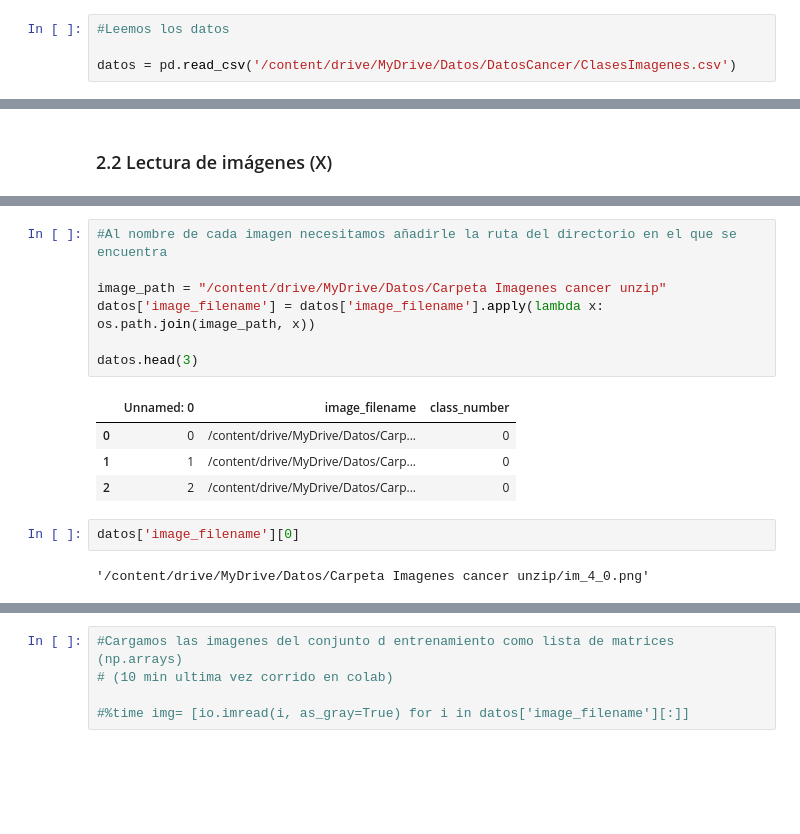
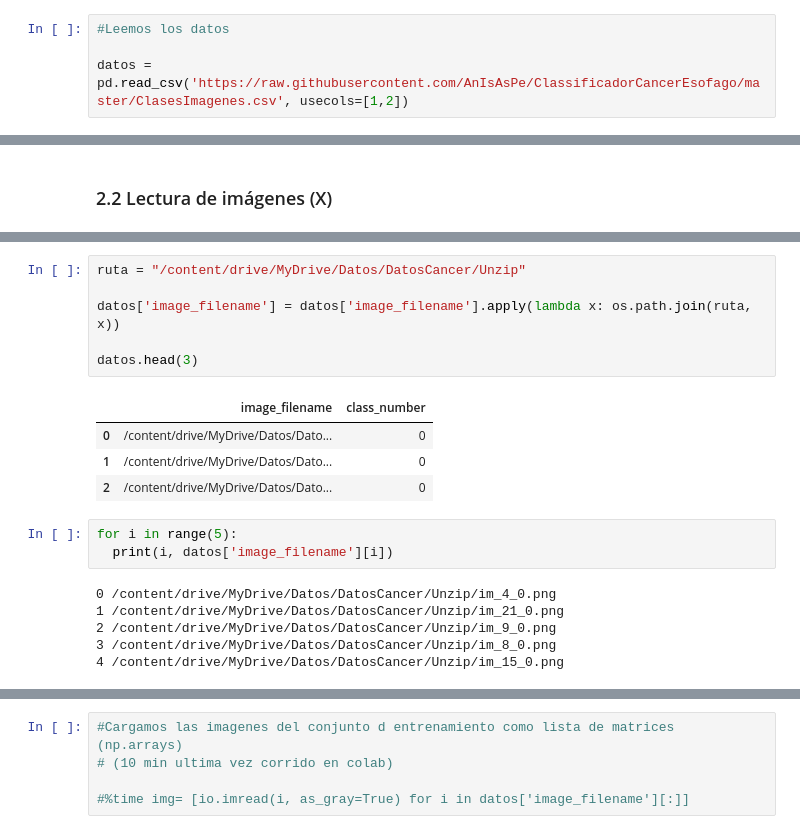
Before and after one commit to AnIsAsPe/ClassificadorCancerEsofago, a Jupyter notebook: PerceptronClasificadorCancerEsófago.ipynb, the cells around one changed output, grey strips where cells are left out. Saved outputs shown, nothing was run; the diff lists cells and outputs as text; blank space fills up the shorter version.

```diff
--- a/PerceptronClasificadorCancerEsófago.ipynb
+++ b/PerceptronClasificadorCancerEsófago.ipynb
@@ -68,7 +39,7 @@ o bien     `'C:\\mydir'`
 # %%
 #Leemos los datos
 
-datos = pd.read_csv('/content/drive/MyDrive/Datos/DatosCancer/ClasesImagenes.csv')
+datos = pd.read_csv('https://raw.githubusercontent.com/AnIsAsPe/ClassificadorCancerEsofago/master/ClasesImagenes.csv', usecols=[1,2])
 # %%
 datos.head()  #muestra los primeros cinco registros
 # %% [output]
@@ -110,19 +88,23 @@ with ZipFile(path_to_zip_file, 'r') as zip_ref:
 # %%
-#Al nombre de cada imagen necesitamos añadirle la ruta del directorio en el que se encuentra
+ruta = "/content/drive/MyDrive/Datos/DatosCancer/Unzip"
 
-image_path = "/content/drive/MyDrive/Datos/Carpeta Imagenes cancer unzip"
-datos['image_filename'] = datos['image_filename'].apply(lambda x: os.path.join(image_path, x))
+datos['image_filename'] = datos['image_filename'].apply(lambda x: os.path.join(ruta, x))
 
 datos.head(3)
 # %% [output]
-|  | Unnamed: 0 | image_filename | class_number |
-| 0 | 0 | /content/drive/MyDrive/Datos/Carp... | 0 |
-| 1 | 1 | /content/drive/MyDrive/Datos/Carp... | 0 |
-| 2 | 2 | /content/drive/MyDrive/Datos/Carp... | 0 |
+|  | image_filename | class_number |
+| 0 | /content/drive/MyDrive/Datos/Dato... | 0 |
+| 1 | /content/drive/MyDrive/Datos/Dato... | 0 |
+| 2 | /content/drive/MyDrive/Datos/Dato... | 0 |
-# %%
-datos['image_filename'][0]
-# %% [output]
-'/content/drive/MyDrive/Datos/Carpeta Imagenes cancer unzip/im_4_0.png'
+# %%
+for i in range(5):
+  print(i, datos['image_filename'][i])
+# %% [output]
+0 /content/drive/MyDrive/Datos/DatosCancer/Unzip/im_4_0.png
+1 /content/drive/MyDrive/Datos/DatosCancer/Unzip/im_21_0.png
+2 /content/drive/MyDrive/Datos/DatosCancer/Unzip/im_9_0.png
+3 /content/drive/MyDrive/Datos/DatosCancer/Unzip/im_8_0.png
+4 /content/drive/MyDrive/Datos/DatosCancer/Unzip/im_15_0.png
 # %%
 %%time
 img = datos['image_filename'].apply(lambda x: io.imread(x, as_gray=True))
```
Also changed, not shown: parts of 22 cells of this notebook.
